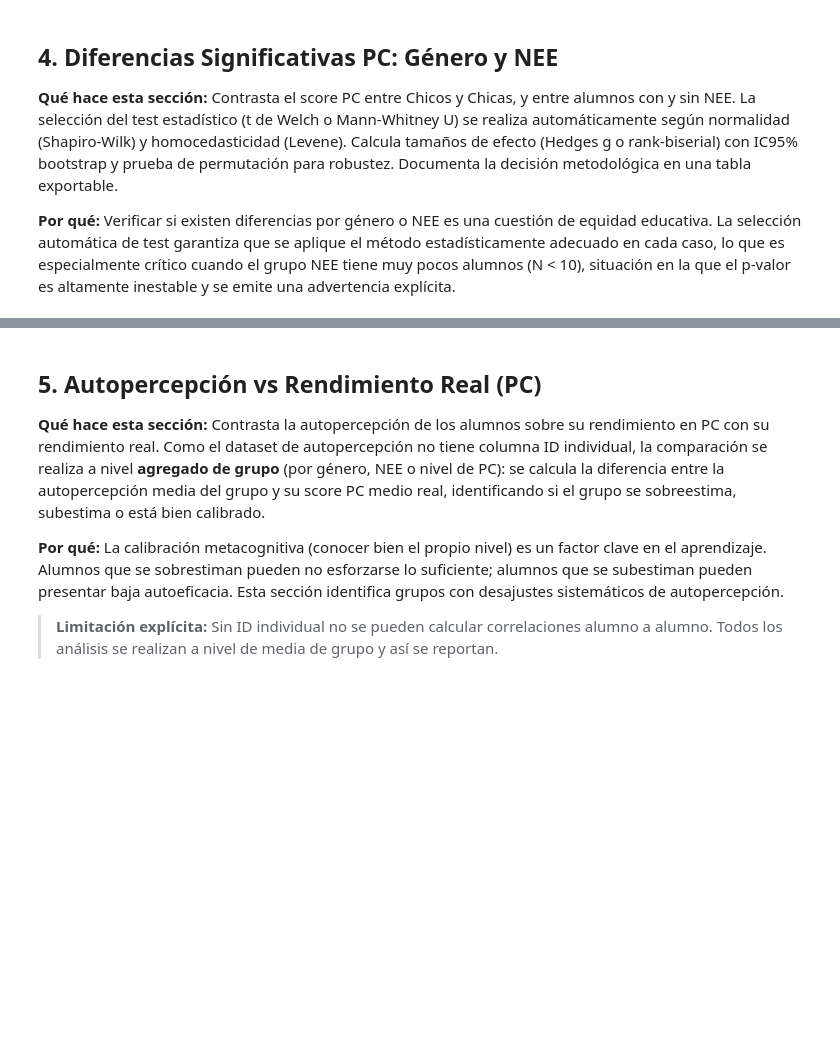
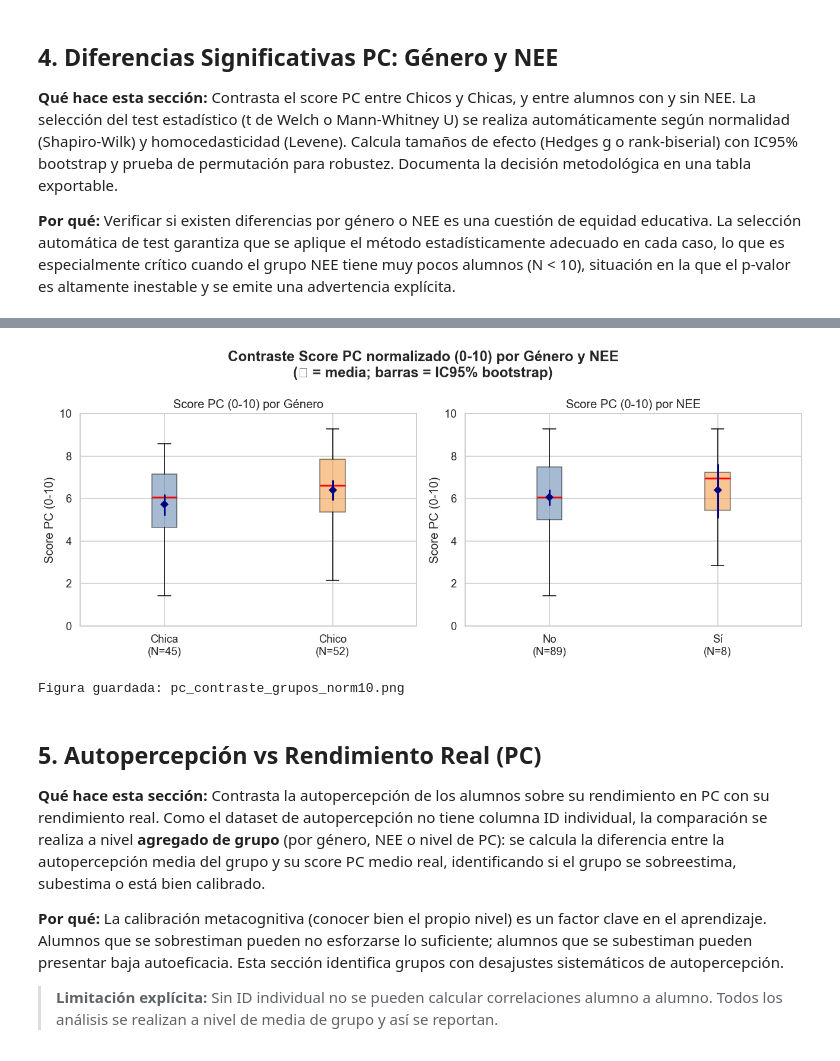
Before and after one commit to FernandoMM13/PC_History_Analysis_EN, a Jupyter notebook: analisis_completo_PC_Historia.ipynb, the cells around one changed output, grey strips where cells are left out. Cells and saved outputs as stored; diff of their text form; code cells hidden in the pictures; blank space fills up the shorter version.

Commit message:
Añadir columna Global al heatmap Pregunta×Clase y boxplot score normalizado 0-10 por Género y NEE

```diff
--- a/analisis_completo_PC_Historia.ipynb
+++ b/analisis_completo_PC_Historia.ipynb
@@ -811,19 +811,25 @@ print(f"\nTabla de ítems guardada → {TABS / 'pc_por_item_y_clase.csv'}")
 display(style_table(df_items, caption="% Acierto por ítem y clase", highlight_min_col="pct_acierto" if "pct_acierto" in df_items.columns else None))
 
 # ─────────────────────────────────────────────────────────────────
-# 3.5  Heatmap %acierto (Preguntas × Clases)
+# 3.5  Heatmap %acierto (Preguntas × Clases + Global)
 # ─────────────────────────────────────────────────────────────────
 heatmap_cols = [c for c in df_items.columns if c.startswith("Clase_")]
-df_heat = df_items.set_index("Pregunta")[heatmap_cols]
+df_heat = df_items.set_index("Pregunta")[heatmap_cols].copy()
 df_heat.columns = [c.replace("Clase_", "").replace("_%acierto", "") for c in df_heat.columns]
+# Añadir columna Global al final
+df_heat["Global"] = df_items.set_index("Pregunta")["Global_%acierto"]
 
-fig, ax = plt.subplots(figsize=(8, 10))
+n_clases = len(heatmap_cols)
+
+fig, ax = plt.subplots(figsize=(9, 10))
 sns.heatmap(
     df_heat, annot=True, fmt=".0%", cmap="RdYlGn",
     vmin=0, vmax=1, linewidths=0.4, ax=ax,
     cbar_kws={"label": "% acierto"},
 )
-ax.set_title("Heatmap % acierto por Pregunta × Clase", fontweight="bold")
+# Línea separadora entre clases y columna Global
+ax.axvline(n_clases, color="black", lw=2)
+ax.set_title("Heatmap % acierto por Pregunta × Clase (+ Global)", fontweight="bold")
 ax.set_xlabel("Clase")
 ax.set_ylabel("Pregunta")
 fig.tight_layout()
@@ -1277,6 +1263,58 @@ Decisión metodológica: Género y NEE
 | NEE (Sí vs No) | 8 | 89 | mann_whitney | 0.622 | 0.641 | -0.107 | rank_biserial | MWU + permutación + IC bootstrap ... |
 [figure]
 Figura guardada: pc_contraste_grupos.png
+# %%
+
+# ─────────────────────────────────────────────────────────────────
+# 4.5  Boxplot comparativo con score normalizado 0-10
+# ─────────────────────────────────────────────────────────────────
+MAX_SCORE_PC = 28  # número total de ítems del test
+
+# Añadir columna normalizada si no existe
+if "score_pc_10" not in df_pc.columns:
+    df_pc["score_pc_10"] = df_pc["score_pc"] / MAX_SCORE_PC * 10
+
+fig, axes = plt.subplots(1, 2, figsize=(12, 5))
+for ax, (gcol, glabel) in zip(axes, [("Género", "Género"), ("NEE", "NEE")]):
+    order = sorted(df_pc[gcol].dropna().unique())
+    means, ci_los, ci_his, labels = [], [], [], []
+    for g in order:
+        x = df_pc.loc[df_pc[gcol] == g, "score_pc_10"].dropna().values
+        if len(x) == 0:
+            continue
+        labels.append(f"{g}\n(N={len(x)})")
+        means.append(np.mean(x))
+        lo, hi = bootstrap_ci(x, np.mean, n_boot=2000)
+        ci_los.append(lo)
+        ci_his.append(hi)
+    # Boxplot base
+    data_list = [df_pc.loc[df_pc[gcol] == g, "score_pc_10"].dropna().values for g in order]
+    bp = ax.boxplot(data_list, labels=labels, patch_artist=True,
+                    medianprops=dict(color="red", lw=2))
+    colors = ["#4E79A7", "#F28E2B", "#E15759"]
+    for patch, col in zip(bp["boxes"], colors):
+        patch.set_facecolor(col)
+        patch.set_alpha(0.5)
+    # Añadir medias + IC bootstrap
+    for xi, (m, lo, hi) in enumerate(zip(means, ci_los, ci_his), start=1):
+        ax.plot(xi, m, "D", color="navy", ms=6, zorder=5)
+        ax.vlines(xi, lo, hi, color="navy", lw=2, zorder=5)
+    ax.set_title(f"Score PC (0-10) por {glabel}")
+    ax.set_ylabel("Score PC (0-10)")
+    ax.set_ylim(0, 10)
+
+fig.suptitle(
+    "Contraste Score PC normalizado (0-10) por Género y NEE\n"
+    "(◆ = media; barras = IC95% bootstrap)",
+    fontweight="bold",
+)
+fig.tight_layout()
+fig.savefig(FIGS / "pc_contraste_grupos_norm10.png", dpi=120, bbox_inches="tight")
+plt.show()
+print("Figura guardada: pc_contraste_grupos_norm10.png")
+# %% [output]
+[figure, added]
+Figura guardada: pc_contraste_grupos_norm10.png
 # %% [markdown]
 ## 5. Autopercepción vs Rendimiento Real (PC)
 
```
Also changed, not shown: parts of 10 cells of this notebook, 2 other files.
